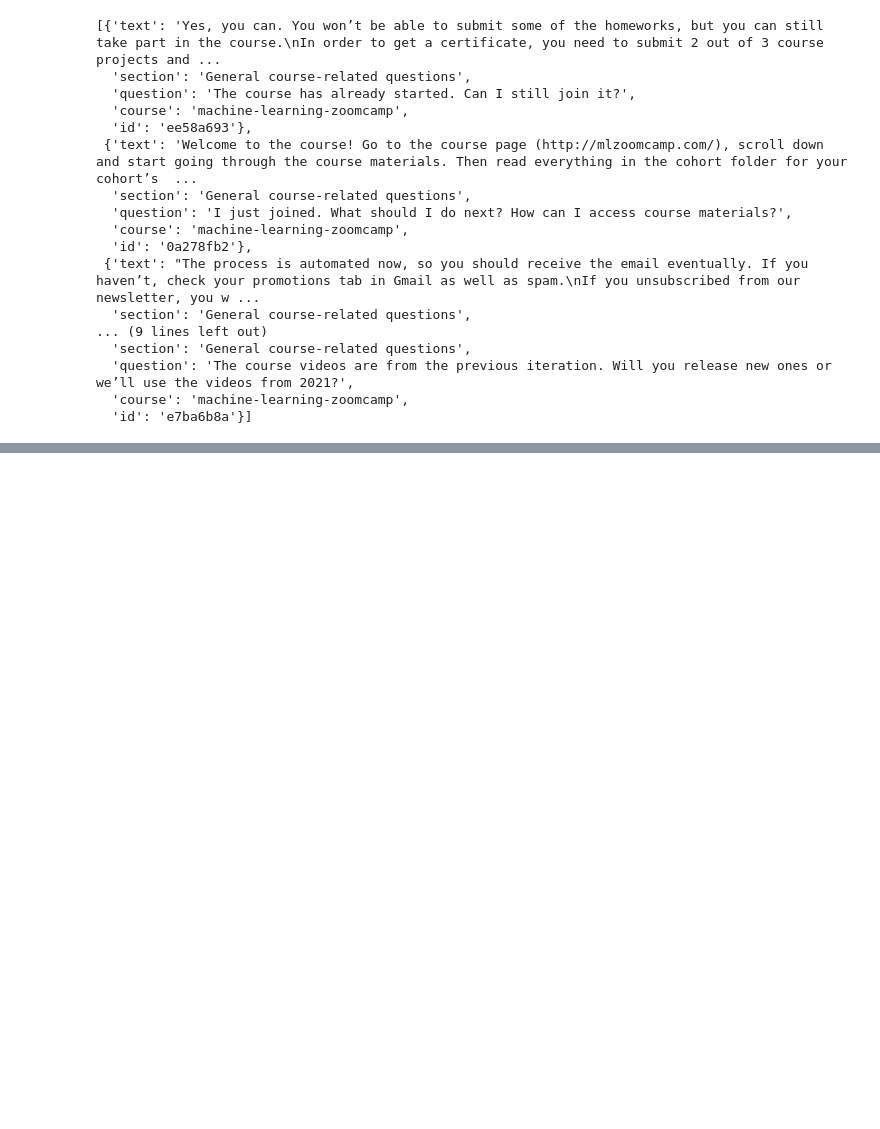
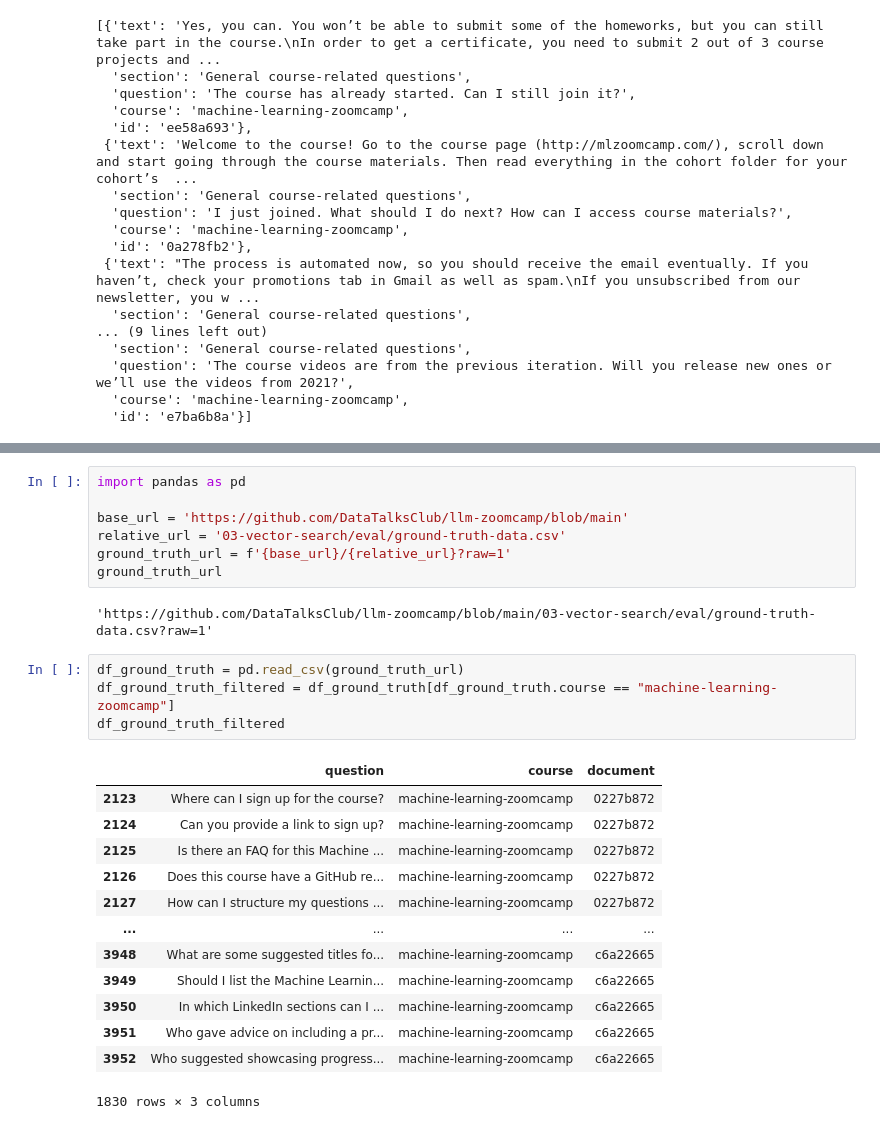
Before and after one commit to ArkadiyShuvaev/llm-zoomcamp, a Jupyter notebook: 03-semantic-search/homework.ipynb, the cells around one changed output, grey strips where cells are left out. Saved outputs shown, nothing was run; the diff lists cells and outputs as text; blank space fills up the shorter version.

```diff
--- a/03-semantic-search/homework.ipynb
+++ b/03-semantic-search/homework.ipynb
@@ -170,0 +206,27 @@ seach_result
+# %%
+import pandas as pd
+
+base_url = 'https://github.com/DataTalksClub/llm-zoomcamp/blob/main'
+relative_url = '03-vector-search/eval/ground-truth-data.csv'
+ground_truth_url = f'{base_url}/{relative_url}?raw=1'
+ground_truth_url
+# %% [output]
+'https://github.com/DataTalksClub/llm-zoomcamp/blob/main/03-vector-search/eval/ground-truth-data.csv?raw=1'
+# %%
+df_ground_truth = pd.read_csv(ground_truth_url)
+df_ground_truth_filtered = df_ground_truth[df_ground_truth.course == "machine-learning-zoomcamp"]
+df_ground_truth_filtered
+# %% [output]
+|  | question | course | document |
+| 2123 | Where can I sign up for the course? | machine-learning-zoomcamp | 0227b872 |
+| 2124 | Can you provide a link to sign up? | machine-learning-zoomcamp | 0227b872 |
+| 2125 | Is there an FAQ for this Machine ... | machine-learning-zoomcamp | 0227b872 |
+| 2126 | Does this course have a GitHub re... | machine-learning-zoomcamp | 0227b872 |
+| 2127 | How can I structure my questions ... | machine-learning-zoomcamp | 0227b872 |
+| ... | ... | ... | ... |
+| 3948 | What are some suggested titles fo... | machine-learning-zoomcamp | c6a22665 |
+| 3949 | Should I list the Machine Learnin... | machine-learning-zoomcamp | c6a22665 |
+| 3950 | In which LinkedIn sections can I ... | machine-learning-zoomcamp | c6a22665 |
+| 3951 | Who gave advice on including a pr... | machine-learning-zoomcamp | c6a22665 |
+| 3952 | Who suggested showcasing progress... | machine-learning-zoomcamp | c6a22665 |
+1830 rows × 3 columns
```
Also changed, not shown: parts of 26 cells of this notebook.
